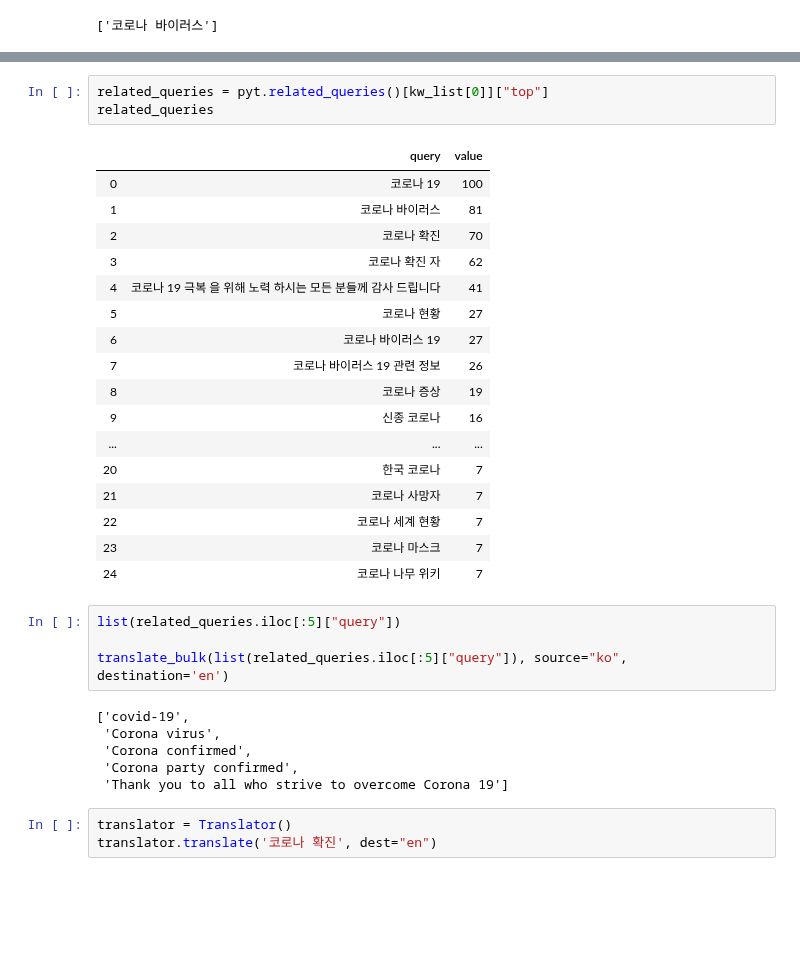
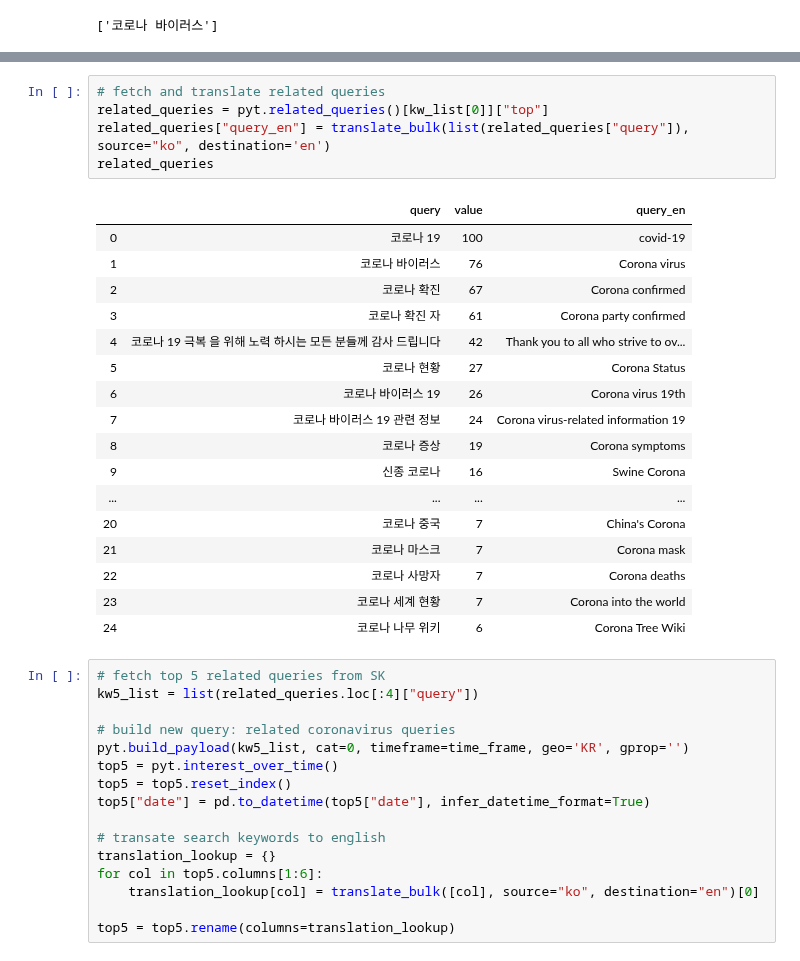
Before and after one commit to spotted-d/RNN_covid19_modeling, a Jupyter notebook: milestone2_eda/milestone2_eda.ipynb, the cells around one changed output, grey strips where cells are left out. Drawn from its saved outputs; the diff is of its cells as text; blank space fills up the shorter version.

```diff
--- a/milestone2_eda/milestone2_eda.ipynb
+++ b/milestone2_eda/milestone2_eda.ipynb
@@ -641,37 +642,42 @@ plt.title(f"Google Searches for '{kw_trans[0]}'");
-# %%
-related_queries = pyt.related_queries()[kw_list[0]]["top"]
-related_queries
-# %% [output]
-|  | query | value |
-| 0 | 코로나 19 | 100 |
-| 1 | 코로나 바이러스 | 81 |
-| 2 | 코로나 확진 | 70 |
-| 3 | 코로나 확진 자 | 62 |
-| 4 | 코로나 19 극복 을 위해 노력 하시는 모든 분들께 감사 드립니다 | 41 |
-| 5 | 코로나 현황 | 27 |
-| 6 | 코로나 바이러스 19 | 27 |
-| 7 | 코로나 바이러스 19 관련 정보 | 26 |
-| 8 | 코로나 증상 | 19 |
-| 9 | 신종 코로나 | 16 |
-| ... | ... | ... |
-| 20 | 한국 코로나 | 7 |
-| 21 | 코로나 사망자 | 7 |
-| 22 | 코로나 세계 현황 | 7 |
-| 23 | 코로나 마스크 | 7 |
-| 24 | 코로나 나무 위키 | 7 |
 # %%
-list(related_queries.iloc[:5]["query"])
-
-translate_bulk(list(related_queries.iloc[:5]["query"]), source="ko", destination='en')
+# fetch and translate related queries
+related_queries = pyt.related_queries()[kw_list[0]]["top"]
+related_queries["query_en"] = translate_bulk(list(related_queries["query"]), source="ko", destination='en')
+related_queries
 # %% [output]
-['covid-19',
- 'Corona virus',
- 'Corona confirmed',
- 'Corona party confirmed',
- 'Thank you to all who strive to overcome Corona 19']
+|  | query | value | query_en |
+| 0 | 코로나 19 | 100 | covid-19 |
+| 1 | 코로나 바이러스 | 76 | Corona virus |
+| 2 | 코로나 확진 | 67 | Corona confirmed |
+| 3 | 코로나 확진 자 | 61 | Corona party confirmed |
+| 4 | 코로나 19 극복 을 위해 노력 하시는 모든 분들께 감사 드립니다 | 42 | Thank you to all who strive to ov... |
+| 5 | 코로나 현황 | 27 | Corona Status |
+| 6 | 코로나 바이러스 19 | 26 | Corona virus 19th |
+| 7 | 코로나 바이러스 19 관련 정보 | 24 | Corona virus-related information 19 |
+| 8 | 코로나 증상 | 19 | Corona symptoms |
+| 9 | 신종 코로나 | 16 | Swine Corona |
+| ... | ... | ... | ... |
+| 20 | 코로나 중국 | 7 | China's Corona |
+| 21 | 코로나 마스크 | 7 | Corona mask |
+| 22 | 코로나 사망자 | 7 | Corona deaths |
+| 23 | 코로나 세계 현황 | 7 | Corona into the world |
+| 24 | 코로나 나무 위키 | 6 | Corona Tree Wiki |
-# %%
-translator = Translator()
-translator.translate('코로나 확진', dest="en")
+# %%
+# fetch top 5 related queries from SK
+kw5_list = list(related_queries.loc[:4]["query"])
+
+# build new query: related coronavirus queries
+pyt.build_payload(kw5_list, cat=0, timeframe=time_frame, geo='KR', gprop='')
+top5 = pyt.interest_over_time()
+top5 = top5.reset_index()
+top5["date"] = pd.to_datetime(top5["date"], infer_datetime_format=True)
+
+# transate search keywords to english
+translation_lookup = {}
+for col in top5.columns[1:6]:
+    translation_lookup[col] = translate_bulk([col], source="ko", destination="en")[0]
+
+top5 = top5.rename(columns=translation_lookup)
 # %%
 # fetch south korea data and clean date
 covid_sk = covid_global.loc[covid_global["country"] == "Korea, South"]
```
Also changed, not shown: parts of 8 cells of this notebook.
